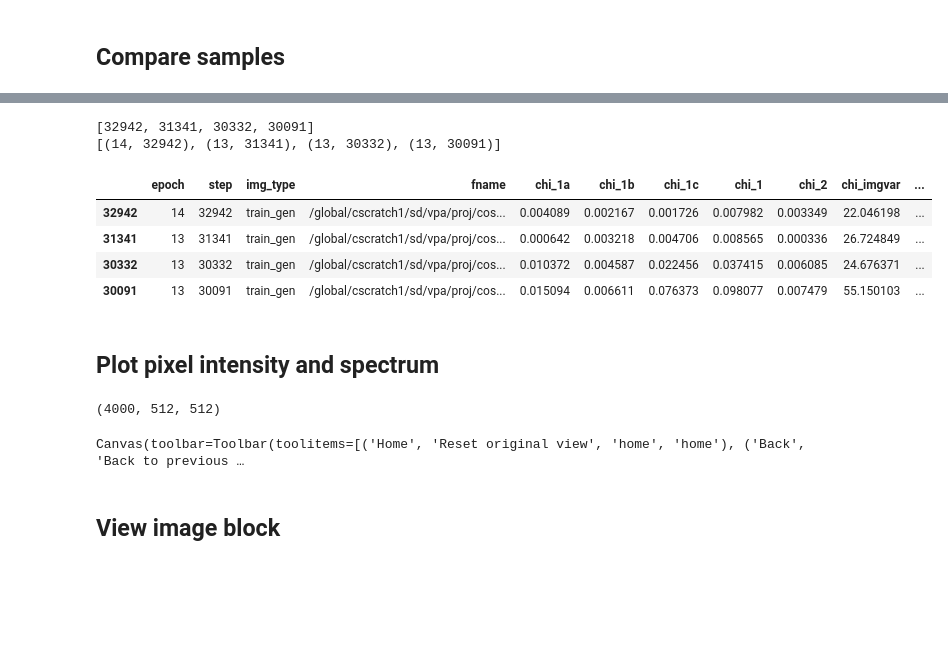
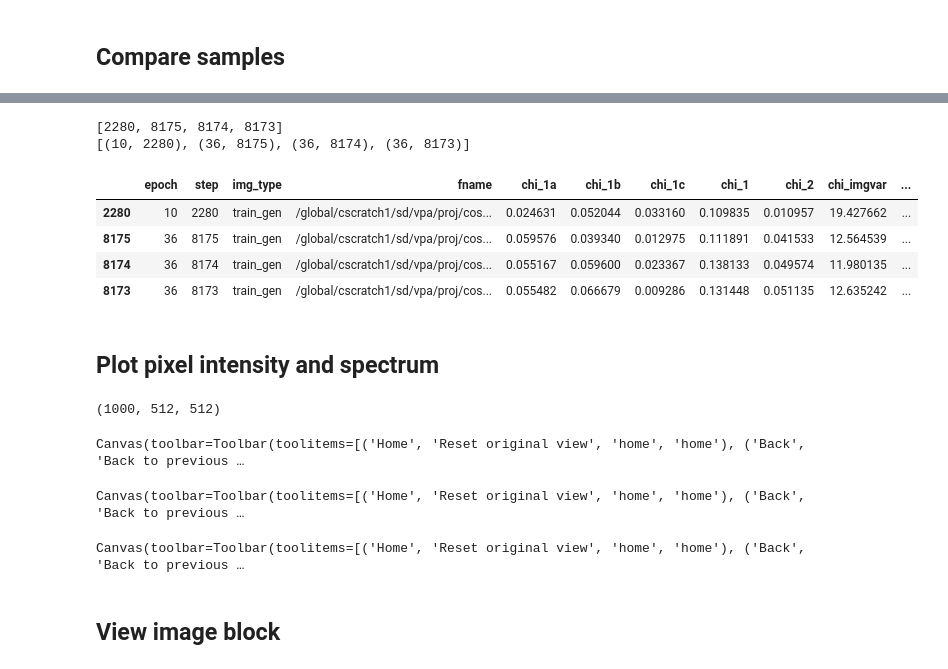
Before and after one commit to vmos1/lbann_cosmogan, a Jupyter notebook: 3_analysis/5b_analyze_chisqrs_512sq.ipynb, the cells around one changed output, grey strips where cells are left out. Drawn from its saved outputs; the diff is of its cells as text; code cells hidden in the pictures; blank space fills up the shorter version.

```diff
--- a/3_analysis/5b_analyze_chisqrs_512sq.ipynb
+++ b/3_analysis/5b_analyze_chisqrs_512sq.ipynb
@@ -154,22 +182,22 @@ df[df.num_vlarge>10].tail()
 # %%
-best_idx=[]
-best_idx.append(df_sliced.sort_values(by=['chi_1','chi_spec1']).head(2).index)
-best_idx.append(df_sliced.sort_values(by=['chi_spec1','chi_1']).head(2).index)
+# best_idx=[]
+# best_idx.append(df_sliced.sort_values(by=['chi_1','chi_spec1']).head(2).index)
+# best_idx.append(df_sliced.sort_values(by=['chi_spec1','chi_1']).head(2).index)
 
-best_idx=[i for j in best_idx for i in j]
-print(best_idx)
+# best_idx=[i for j in best_idx for i in j]
+# print(best_idx)
 
-df_best=df_sliced.loc[best_idx]
-print([(df_best.loc[idx].epoch,df_best.loc[idx].step) for idx in best_idx])
-df_best
+# df_best=df_sliced.loc[best_idx]
+# print([(df_best.loc[idx].epoch,df_best.loc[idx].step) for idx in best_idx])
+# df_best
 # %% [output]
-[32942, 31341, 30332, 30091]
-[(14, 32942), (13, 31341), (13, 30332), (13, 30091)]
+[2280, 8175, 8174, 8173]
+[(10, 2280), (36, 8175), (36, 8174), (36, 8173)]
 |  | epoch | step | img_type | fname | chi_1a | chi_1b | chi_1c | chi_1 | chi_2 | chi_imgvar | ... |
-| 32942 | 14 | 32942 | train_gen | /global/cscratch1/sd/vpa/proj/cos... | 0.004089 | 0.002167 | 0.001726 | 0.007982 | 0.003349 | 22.046198 | ... |
-| 31341 | 13 | 31341 | train_gen | /global/cscratch1/sd/vpa/proj/cos... | 0.000642 | 0.003218 | 0.004706 | 0.008565 | 0.000336 | 26.724849 | ... |
-| 30332 | 13 | 30332 | train_gen | /global/cscratch1/sd/vpa/proj/cos... | 0.010372 | 0.004587 | 0.022456 | 0.037415 | 0.006085 | 24.676371 | ... |
-| 30091 | 13 | 30091 | train_gen | /global/cscratch1/sd/vpa/proj/cos... | 0.015094 | 0.006611 | 0.076373 | 0.098077 | 0.007479 | 55.150103 | ... |
+| 2280 | 10 | 2280 | train_gen | /global/cscratch1/sd/vpa/proj/cos... | 0.024631 | 0.052044 | 0.033160 | 0.109835 | 0.010957 | 19.427662 | ... |
+| 8175 | 36 | 8175 | train_gen | /global/cscratch1/sd/vpa/proj/cos... | 0.059576 | 0.039340 | 0.012975 | 0.111891 | 0.041533 | 12.564539 | ... |
+| 8174 | 36 | 8174 | train_gen | /global/cscratch1/sd/vpa/proj/cos... | 0.055167 | 0.059600 | 0.023367 | 0.138133 | 0.049574 | 11.980135 | ... |
+| 8173 | 36 | 8173 | train_gen | /global/cscratch1/sd/vpa/proj/cos... | 0.055482 | 0.066679 | 0.009286 | 0.131448 | 0.051135 | 12.635242 | ... |
 # %% [markdown]
 ## Plot pixel intensity and spectrum
 # %%
@@ -227,20 +295,26 @@ def f_compute_hist_spect(sample,bins):
 
 ### Extract validation data
 fname='/global/cfs/cdirs/m3363/vayyar/cosmogan_data/raw_data/512_square/dataset1_smoothing_single_universe/norm_1_train_val.npy'
-s_val=np.load(fname,mmap_mode='r')[:4000][:,0,:,:]
+s_val=np.load(fname,mmap_mode='r')[:1000][:,0,:,:]
 print(s_val.shape)
 
 bins=np.concatenate([np.array([-0.5]),np.arange(0.5,20.5,1),np.arange(20.5,100.5,5),np.arange(100.5,1000.5,50),np.array([2000])]) #bin edges to use
 bins=f_transform(bins)   ### scale to (-1,1)
-### Compute histogram and spectrum of raw data
+# Compute histogram and spectrum of raw data
 dict_val=f_compute_hist_spect(s_val,bins)
 # %% [output]
-(4000, 512, 512)
+(1000, 512, 512)
 # %%
 f_plot_hist_spec_combined(df_best,dict_val)
 # f_plot_hist_spec_combined(df[df.epoch==10].head(10),dict_val)
 # %% [output]
 Canvas(toolbar=Toolbar(toolitems=[('Home', 'Reset original view', 'home', 'home'), ('Back', 'Back to previous …
+# %%
+f_plot_hist_spec_best(df_best,dict_val,'spec')
+f_plot_hist_spec_best(df_best,dict_val,'hist')
+# %% [output]
+Canvas(toolbar=Toolbar(toolitems=[('Home', 'Reset original view', 'home', 'home'), ('Back', 'Back to previous …
+Canvas(toolbar=Toolbar(toolitems=[('Home', 'Reset original view', 'home', 'home'), ('Back', 'Back to previous …
 # %% [markdown]
 ## View image block
 # %%
```
Also changed, not shown: parts of 18 cells of this notebook, 13 other files.
